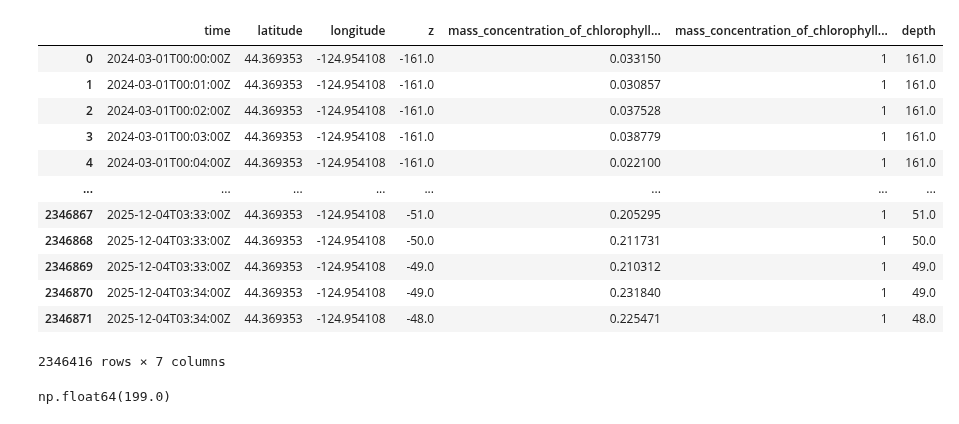
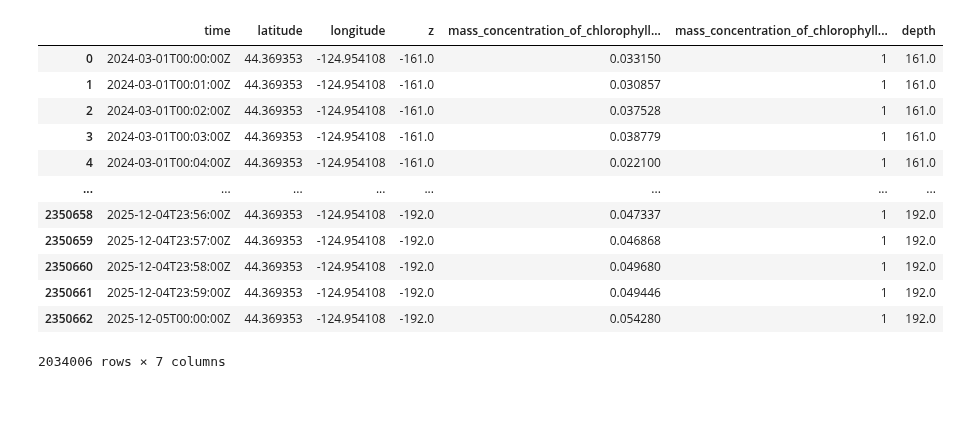
Before and after one commit to fish-pace/2025-tutorials, a Jupyter notebook: _old-and-draft/Endurance.ipynb, the cells around one changed output. Cells and saved outputs as stored; diff of their text form; code cells hidden in the pictures.

Commit message:
clean up. moved data to fish-pace-datasets

```diff
--- a/_old-and-draft/Endurance.ipynb
+++ b/_old-and-draft/Endurance.ipynb
@@ -1,39 +28,37 @@
 # %%
+# See a dataframe with the variables we want
 import pandas as pd
 import os
-from pathlib import Path
 import numpy as np
-#url = "https://erddap.dataexplorer.oceanobservatories.org/erddap/tabledap/ooi-ce09ospm-wfp01-04-flortk000.csv?time%2Cz%2Cmass_concentration_of_chlorophyll_a_in_sea_water_profiler_depth_enabled%2Cmass_concentration_of_chlorophyll_a_in_sea_water_profiler_depth_enabled_qc_agg&time%3E=2024-03-01"
-#url = "https://erddap.dataexplorer.oceanobservatories.org/erddap/tabledap/ooi-ce09ospm-wfp01-04-flortk000.csv?time%2Clatitude%2Clongitude%2Cz%2Cmass_concentration_of_chlorophyll_a_in_sea_water_profiler_depth_enabled%2Cmass_concentration_of_chlorophyll_a_in_sea_water_profiler_depth_enabled_qc_agg&time%3E=2024-03-01&time%3C=2025-12-05T00%3A00%3A00Z&z%3E=-50"
-url = "https://erddap.dataexplorer.oceanobservatories.org/erddap/tabledap/ooi-ce04osps-sf01b-3a-flortd104.csv?time%2Clatitude%2Clongitude%2Cz%2Cmass_concentration_of_chlorophyll_a_in_sea_water_profiler_depth_enabled%2Cmass_concentration_of_chlorophyll_a_in_sea_water_profiler_depth_enabled_qc_agg&time%3E=2024-03-01&time%3C=2025-12-05T00%3A00%3A00Z&z%3E=-200"
+dataset_id = "ooi-ce04osps-sf01b-3a-flortd104"
+chl_var = "mass_concentration_of_chlorophyll_a_in_sea_water_profiler_depth_enabled"
+url = (
+    "https://erddap.dataexplorer.oceanobservatories.org/erddap/tabledap/"
+    f"{dataset_id}.csv?"
+    "time%2Clatitude%2Clongitude%2Cz%2C"
+    f"{chl_var}%2C"
+    f"{chl_var}_qc_agg"
+    "&time%3E=2024-03-01"
+    "&time%3C=2025-12-05T00%3A00%3A00Z"
+    "&z%3E=-200"
+)
 df = pd.read_csv(url, skiprows=[1])
-out_dir = Path("_temp_data")
-out_dir.mkdir(parents=True, exist_ok=True)
-out_path = out_dir / "endurance_profiles_ooi-ce09ospm-wfp01-04-flortk000.parquet"
-#new.to_parquet(out_path, index=False)
-# Depth (positive down)
 df["depth"] = -df["z"]
-
-    # Filter 0–200 m (add QC back if you want)
-mask = (df["depth"] >= 0) & (df["depth"] < 200)
-    # & (df[qc_col] == 1.0)
+qc_col = "mass_concentration_of_chlorophyll_a_in_sea_water_profiler_depth_enabled_qc_agg"
+mask = (df["depth"] >= 0) & (df["depth"] < 200) & (df[qc_col] == 1.0)
 df_good = df[mask].copy()
 df_good
 # %% [output]
 |  | time | latitude | longitude | z | mass_concentration_of_chlorophyll... | mass_concentration_of_chlorophyll... | depth |
 | 0 | 2024-03-01T00:00:00Z | 44.369353 | -124.954108 | -161.0 | 0.033150 | 1 | 161.0 |
 | 1 | 2024-03-01T00:01:00Z | 44.369353 | -124.954108 | -161.0 | 0.030857 | 1 | 161.0 |
 | 2 | 2024-03-01T00:02:00Z | 44.369353 | -124.954108 | -161.0 | 0.037528 | 1 | 161.0 |
 | 3 | 2024-03-01T00:03:00Z | 44.369353 | -124.954108 | -161.0 | 0.038779 | 1 | 161.0 |
 | 4 | 2024-03-01T00:04:00Z | 44.369353 | -124.954108 | -161.0 | 0.022100 | 1 | 161.0 |
 | ... | ... | ... | ... | ... | ... | ... | ... |
-| 2346867 | 2025-12-04T03:33:00Z | 44.369353 | -124.954108 | -51.0 | 0.205295 | 1 | 51.0 |
-| 2346868 | 2025-12-04T03:33:00Z | 44.369353 | -124.954108 | -50.0 | 0.211731 | 1 | 50.0 |
-| 2346869 | 2025-12-04T03:33:00Z | 44.369353 | -124.954108 | -49.0 | 0.210312 | 1 | 49.0 |
-| 2346870 | 2025-12-04T03:34:00Z | 44.369353 | -124.954108 | -49.0 | 0.231840 | 1 | 49.0 |
-| 2346871 | 2025-12-04T03:34:00Z | 44.369353 | -124.954108 | -48.0 | 0.225471 | 1 | 48.0 |
+| 2350658 | 2025-12-04T23:56:00Z | 44.369353 | -124.954108 | -192.0 | 0.047337 | 1 | 192.0 |
+| 2350659 | 2025-12-04T23:57:00Z | 44.369353 | -124.954108 | -192.0 | 0.046868 | 1 | 192.0 |
+| 2350660 | 2025-12-04T23:58:00Z | 44.369353 | -124.954108 | -192.0 | 0.049680 | 1 | 192.0 |
+| 2350661 | 2025-12-04T23:59:00Z | 44.369353 | -124.954108 | -192.0 | 0.049446 | 1 | 192.0 |
+| 2350662 | 2025-12-05T00:00:00Z | 44.369353 | -124.954108 | -192.0 | 0.054280 | 1 | 192.0 |
-2346416 rows × 7 columns
+2034006 rows × 7 columns
-# %%
-df_good.depth.max()
-# %% [output]
-np.float64(199.0)
```
Also changed, not shown: parts of 14 cells of this notebook, 37 other files.
